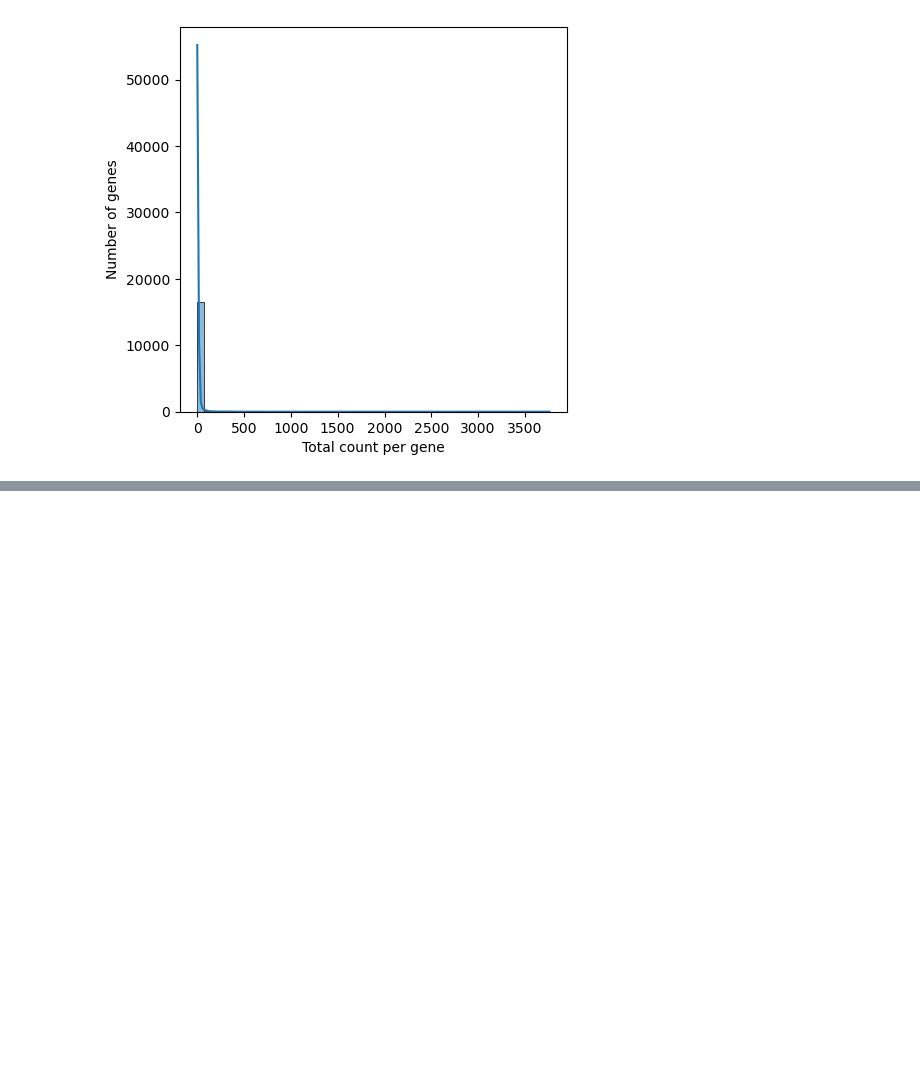
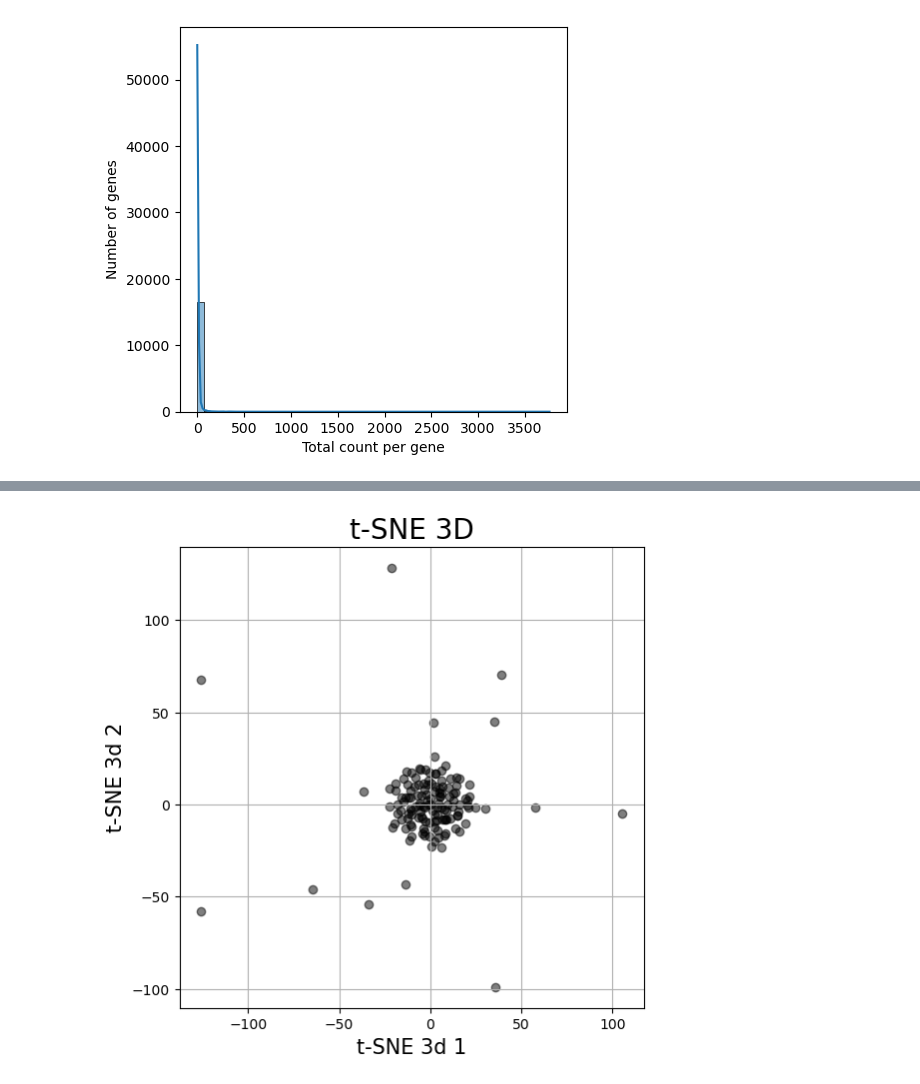
Before and after one commit to yichao-cai/indrop, a Jupyter notebook: notebooks/explorer.ipynb, the cells around one changed output, grey strips where cells are left out. Cells and saved outputs as stored; diff of their text form; code cells hidden in the pictures; blank space fills up the shorter version.

```diff
--- a/notebooks/explorer.ipynb
+++ b/notebooks/explorer.ipynb
@@ -233,0 +244,25 @@ If the genes are Ensembl IDs, please set argument 'ensembl=True' (for terminal,
+# %%
+# Only look at cell with total_count >= 500 and max_count of transcript >= 10
+cell_filteredLow = plot_df.query('total_count >= 500 & max_count >= 10').cell.tolist()
+n_cell = len(cell_filteredLow)
+# Only look at transcript with average_count >= 0.5 (at least 70.5 count in all 141 cells from the previous step)
+gene_filteredLow = (df_long
+ .query('cell.isin(@cell_filteredLow)')
+ .groupby(['gene'])
+ .agg(total_count=('count', 'sum'), max_count=('count', 'max'), min_count=('count', 'min'))
+ .sort_values(['total_count', 'max_count', 'min_count'])
+ .assign(avg_count=lambda x: x.total_count / n_cell)
+ .query('avg_count >= 0.5')
+ .index.tolist()
+)
+n_gene = len(gene_filteredLow)
+
+print(f"--- Total gene and cell considered in PCA: {n_gene}, {n_cell}")
+
+df_long_reduced = (df_long
+                   .query('cell.isin(@cell_filteredLow)')
+                   .query('gene.isin(@gene_filteredLow)')
+                   .pivot(index='cell', columns='gene', values='count')
+                   )
+
+df_long_reduced
@@ -233,0 +352,6 @@ If the genes are Ensembl IDs, please set argument 'ensembl=True' (for terminal,
+# %%
+x = df_long_reduced.values
+x = StandardScaler().fit_transform(x)
+
+tsne = TSNE(n_components=3, verbose=1, perplexity=10, n_iter=300)
+tsne_results = tsne.fit_transform(x)
@@ -233,0 +366,12 @@ If the genes are Ensembl IDs, please set argument 'ensembl=True' (for terminal,
+# %%
+# Plot TSNE 1, TSNE 2
+fig, ax = plt.subplots(figsize=(6,6))
+ax.scatter(tsne_results[:,0],
+           tsne_results[:,1],
+           c='black', alpha=0.5)
+ax.set_xlabel(f't-SNE 3d 1', fontsize = 15)
+ax.set_ylabel(f't-SNE 3d 2', fontsize = 15)
+ax.set_title('t-SNE 3D', fontsize = 20)
+ax.grid()
+# %% [output]
+[figure, added]
```
Also changed, not shown: parts of 23 cells of this notebook.
